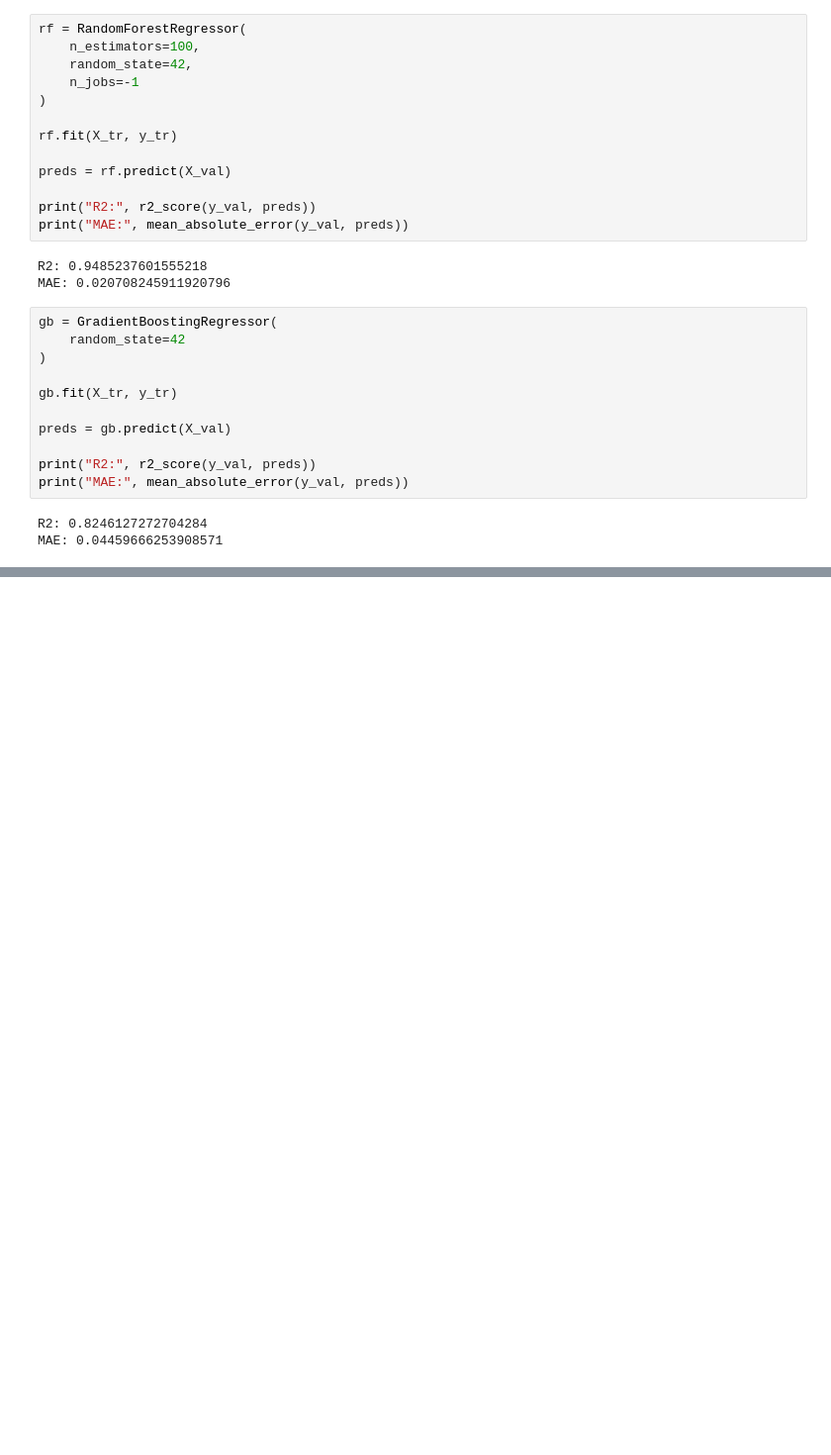
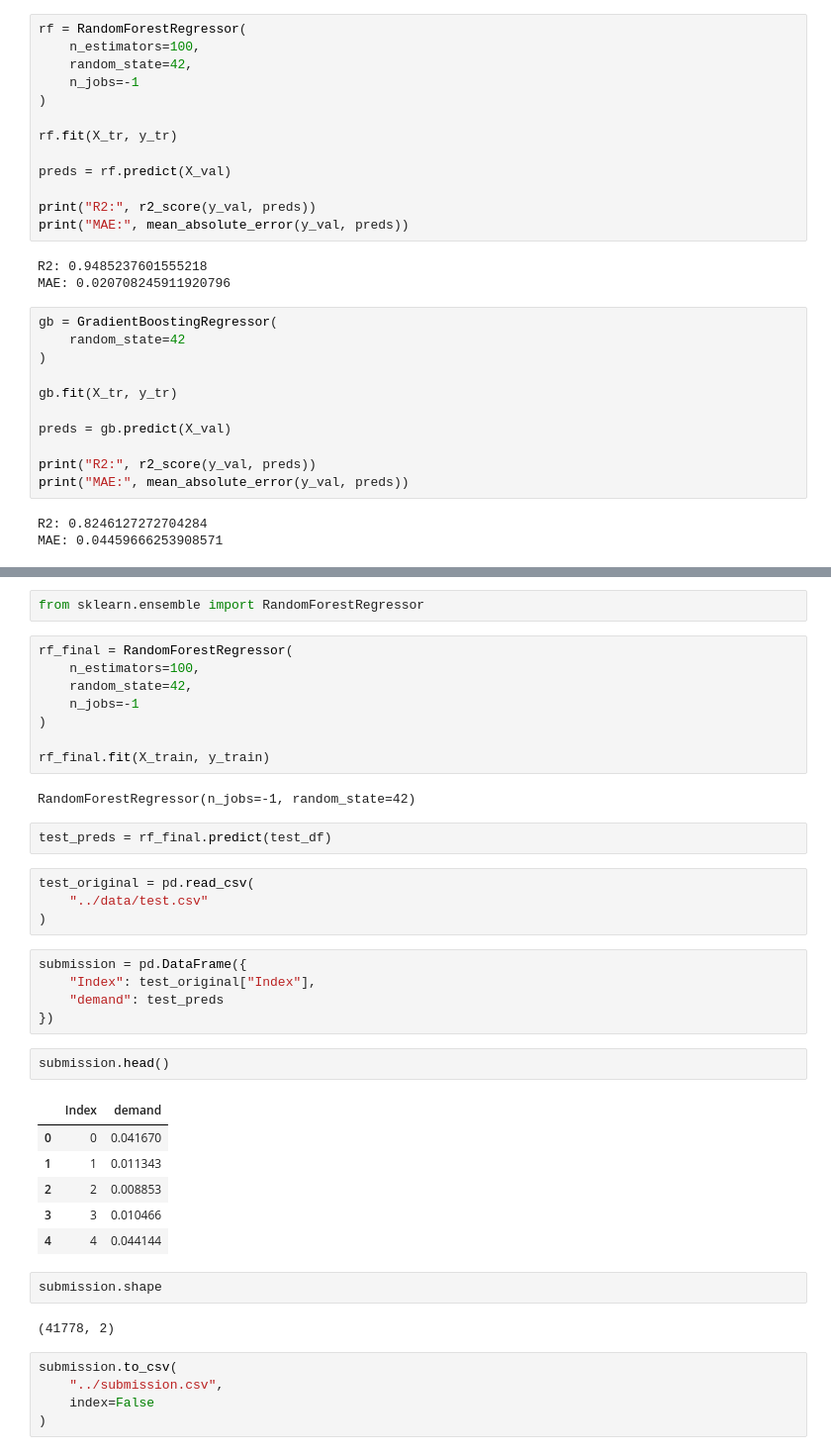
Before and after one commit to neerajmnair/traffic-demand-predictor, a Jupyter notebook: notebooks/model_training.ipynb, the cells around one changed output, grey strips where cells are left out. Shown at 99% size. Drawn from its saved outputs; the diff is of its cells as text; blank space fills up the shorter version.

Commit message:
Generate final submission and update project configuration

```diff
--- a/notebooks/model_training.ipynb
+++ b/notebooks/model_training.ipynb
@@ -157,0 +164,41 @@ MAE: 0.04459666253908571
+# %%
+from sklearn.ensemble import RandomForestRegressor
+# %%
+rf_final = RandomForestRegressor(
+    n_estimators=100,
+    random_state=42,
+    n_jobs=-1
+)
+
+rf_final.fit(X_train, y_train)
+# %% [output]
+RandomForestRegressor(n_jobs=-1, random_state=42)
+# %%
+test_preds = rf_final.predict(test_df)
+# %%
+test_original = pd.read_csv(
+    "../data/test.csv"
+)
+# %%
+submission = pd.DataFrame({
+    "Index": test_original["Index"],
+    "demand": test_preds
+})
+# %%
+submission.head()
+# %% [output]
+|  | Index | demand |
+| 0 | 0 | 0.041670 |
+| 1 | 1 | 0.011343 |
+| 2 | 2 | 0.008853 |
+| 3 | 3 | 0.010466 |
+| 4 | 4 | 0.044144 |
+# %%
+submission.shape
+# %% [output]
+(41778, 2)
+# %%
+submission.to_csv(
+    "../submission.csv",
+    index=False
+)
```
Also changed, not shown: parts of 1 cell of this notebook, 5 other files.
